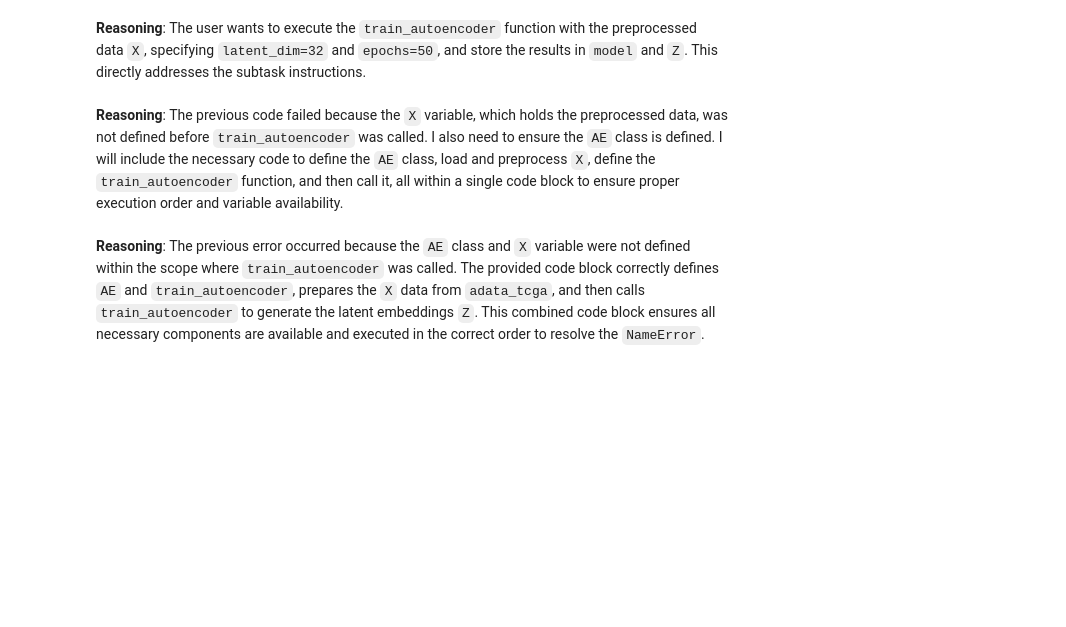
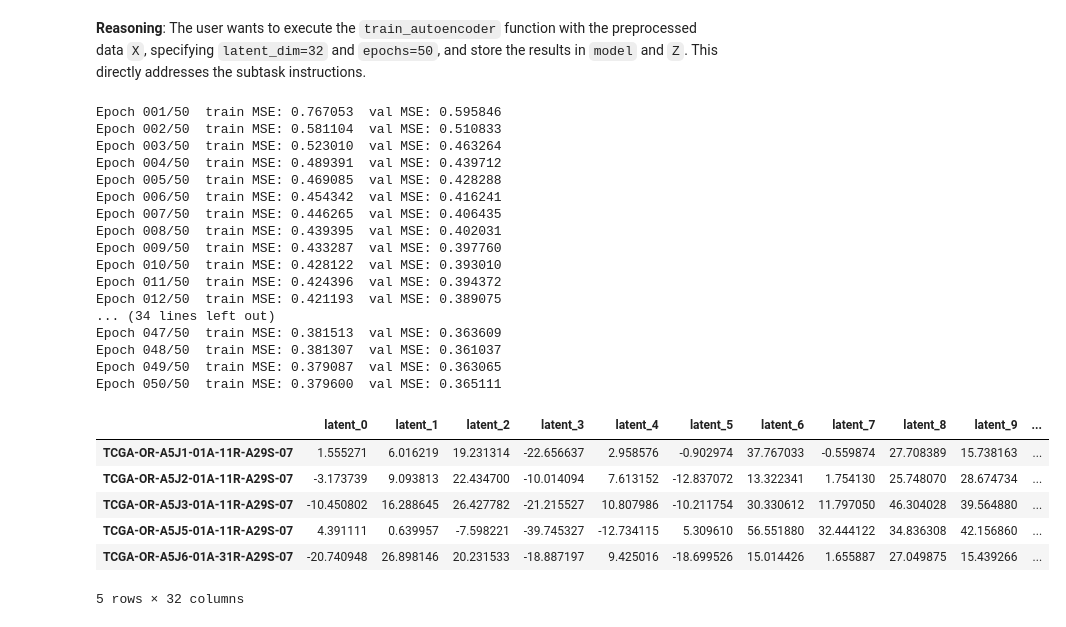
Before and after one commit to ashiaagarwal5/Reveal-Genomics-F-26, a Jupyter notebook: Echo autoencoder.ipynb, the cells around one changed output. Drawn from its saved outputs; the diff is of its cells as text; code cells hidden in the pictures; blank space fills up the shorter version.

```diff
--- a/Echo autoencoder.ipynb
+++ b/Echo autoencoder.ipynb
@@ -587,6 +660,38 @@ Execute the `train_autoencoder` function with the preprocessed data (X) to obtai
 **Reasoning**:
 The user wants to execute the `train_autoencoder` function with the preprocessed data `X`, specifying `latent_dim=32` and `epochs=50`, and store the results in `model` and `Z`. This directly addresses the subtask instructions.
 # %%
+import numpy as np
+import torch
+import torch.nn as nn
+from torch.utils.data import DataLoader, TensorDataset, random_split
+from sklearn.preprocessing import StandardScaler
+import anndata as ad
+
+# ----- Autoencoder model -----
+class AE(nn.Module):
+    def __init__(self, input_dim, latent_dim=32, hidden=[1024, 256, 64], dropout=0.1):
+        super().__init__()
+        enc_layers = []
+        last = input_dim
+        for h in hidden:
+            enc_layers += [nn.Linear(last, h), nn.ReLU(), nn.Dropout(dropout)]
+            last = h
+        enc_layers += [nn.Linear(last, latent_dim)]
+        self.encoder = nn.Sequential(*enc_layers)
+
+        dec_layers = []
+        last = latent_dim
+        for h in reversed(hidden):
+            dec_layers += [nn.Linear(last, h), nn.ReLU(), nn.Dropout(dropout)]
+            last = h
+        dec_layers += [nn.Linear(last, input_dim)]
+        self.decoder = nn.Sequential(*dec_layers)
+
+    def forward(self, x):
+        z = self.encoder(x)
+        x_hat = self.decoder(z)
+        return x_hat, z
+
 def train_autoencoder(X, latent_dim=32, hidden=[1024,256,64],
                       dropout=0.1, batch_size=256, lr=1e-3,
                       weight_decay=1e-5, epochs=50, val_split=0.1, seed=42):
@@ -625,33 +730,69 @@ def train_autoencoder(X, latent_dim=32, hidden=[1024,256,64],
             train_loss += loss.item() * xb.size(0)
         train_loss /= n_train
 
         # Validation
         model.eval()
         val_loss = 0.0
         with torch.no_grad():
             for (xb,) in val_loader:
                 xb = xb.to(device)
                 x_hat, _ = model(xb)
                 loss = criterion(x_hat, xb)
                 val_loss += loss.item() * xb.size(0)
         val_loss /= n_val
 
         print(f"Epoch {epoch:03d}/{epochs}  train MSE: {train_loss:.6f}  val MSE: {val_loss:.6f}")
 
     # Extract embeddings
     model.eval()
     with torch.no_grad():
         Z = []
         for i in range(0, X.shape[0], 4096):
             xb = torch.from_numpy(X[i:i+4096]).to(device)
             _, z = model(xb)
             Z.append(z.cpu().numpy())
         Z = np.vstack(Z).astype(np.float32)
 
     return model, Z
 
+# Prepare data (X) for training
+# Uses the cleaned `adata` (NaN genes removed) from the "Train the VAE Model" cell above
+X = adata.X
+if not isinstance(X, np.ndarray):
+    X = X.A if hasattr(X, "A") else X.toarray()
+X = X.astype(np.float32)
+
+scaler = StandardScaler()
+X = scaler.fit_transform(X).astype(np.float32)
+
 # Train
 model, Z = train_autoencoder(X, latent_dim=32, epochs=50)
+
+# 32-dim latent embeddings, one row per sample
+ae_embeddings_df = pd.DataFrame(Z, index=adata.obs_names, columns=[f"latent_{i}" for i in range(Z.shape[1])])
+ae_embeddings_df.head()
+# %% [output]
+Epoch 001/50  train MSE: 0.767053  val MSE: 0.595846
+Epoch 002/50  train MSE: 0.581104  val MSE: 0.510833
+Epoch 003/50  train MSE: 0.523010  val MSE: 0.463264
+Epoch 004/50  train MSE: 0.489391  val MSE: 0.439712
+Epoch 005/50  train MSE: 0.469085  val MSE: 0.428288
+Epoch 006/50  train MSE: 0.454342  val MSE: 0.416241
+Epoch 007/50  train MSE: 0.446265  val MSE: 0.406435
+Epoch 008/50  train MSE: 0.439395  val MSE: 0.402031
+Epoch 009/50  train MSE: 0.433287  val MSE: 0.397760
+Epoch 010/50  train MSE: 0.428122  val MSE: 0.393010
+Epoch 011/50  train MSE: 0.424396  val MSE: 0.394372
+Epoch 012/50  train MSE: 0.421193  val MSE: 0.389075
+... (34 lines left out)
+Epoch 047/50  train MSE: 0.381513  val MSE: 0.363609
+Epoch 048/50  train MSE: 0.381307  val MSE: 0.361037
+Epoch 049/50  train MSE: 0.379087  val MSE: 0.363065
+Epoch 050/50  train MSE: 0.379600  val MSE: 0.365111
+|  | latent_0 | latent_1 | latent_2 | latent_3 | latent_4 | latent_5 | latent_6 | latent_7 | latent_8 | latent_9 | ... |
+| TCGA-OR-A5J1-01A-11R-A29S-07 | 1.555271 | 6.016219 | 19.231314 | -22.656637 | 2.958576 | -0.902974 | 37.767033 | -0.559874 | 27.708389 | 15.738163 | ... |
+| TCGA-OR-A5J2-01A-11R-A29S-07 | -3.173739 | 9.093813 | 22.434700 | -10.014094 | 7.613152 | -12.837072 | 13.322341 | 1.754130 | 25.748070 | 28.674734 | ... |
+| TCGA-OR-A5J3-01A-11R-A29S-07 | -10.450802 | 16.288645 | 26.427782 | -21.215527 | 10.807986 | -10.211754 | 30.330612 | 11.797050 | 46.304028 | 39.564880 | ... |
+| TCGA-OR-A5J5-01A-11R-A29S-07 | 4.391111 | 0.639957 | -7.598221 | -39.745327 | -12.734115 | 5.309610 | 56.551880 | 32.444122 | 34.836308 | 42.156860 | ... |
+| TCGA-OR-A5J6-01A-31R-A29S-07 | -20.740948 | 26.898146 | 20.231533 | -18.887197 | 9.425016 | -18.699526 | 15.014426 | 1.655887 | 27.049875 | 15.439266 | ... |
+5 rows × 32 columns
-# %% [markdown]
-**Reasoning**:
-The previous code failed because the `X` variable, which holds the preprocessed data, was not defined before `train_autoencoder` was called. I also need to ensure the `AE` class is defined. I will include the necessary code to define the `AE` class, load and preprocess `X`, define the `train_autoencoder` function, and then call it, all within a single code block to ensure proper execution order and variable availability.
@@ -767,3 +798,0 @@ model, Z = train_autoencoder(X, latent_dim=32, epochs=50)
-# %% [markdown]
-**Reasoning**:
-The previous error occurred because the `AE` class and `X` variable were not defined within the scope where `train_autoencoder` was called. The provided code block correctly defines `AE` and `train_autoencoder`, prepares the `X` data from `adata_tcga`, and then calls `train_autoencoder` to generate the latent embeddings `Z`. This combined code block ensures all necessary components are available and executed in the correct order to resolve the `NameError`.
```
Also changed, not shown: parts of 9 cells of this notebook, 3 other files.
